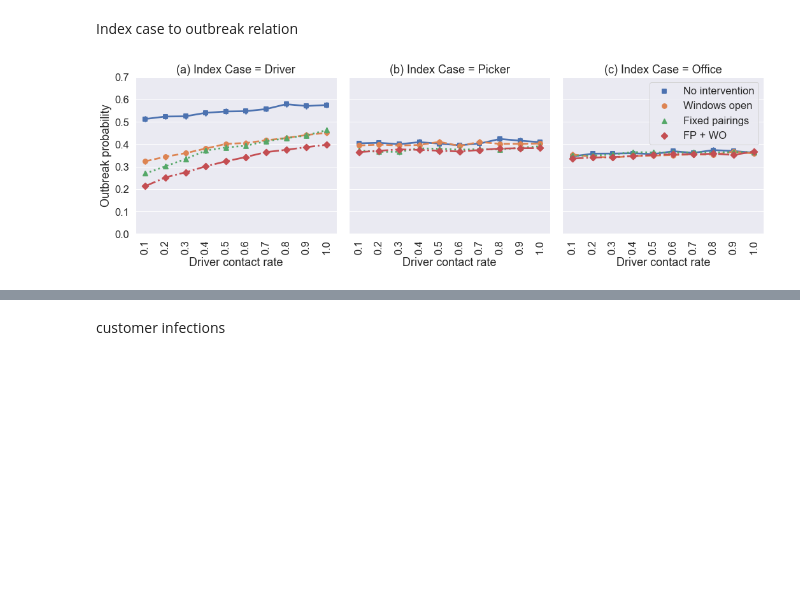
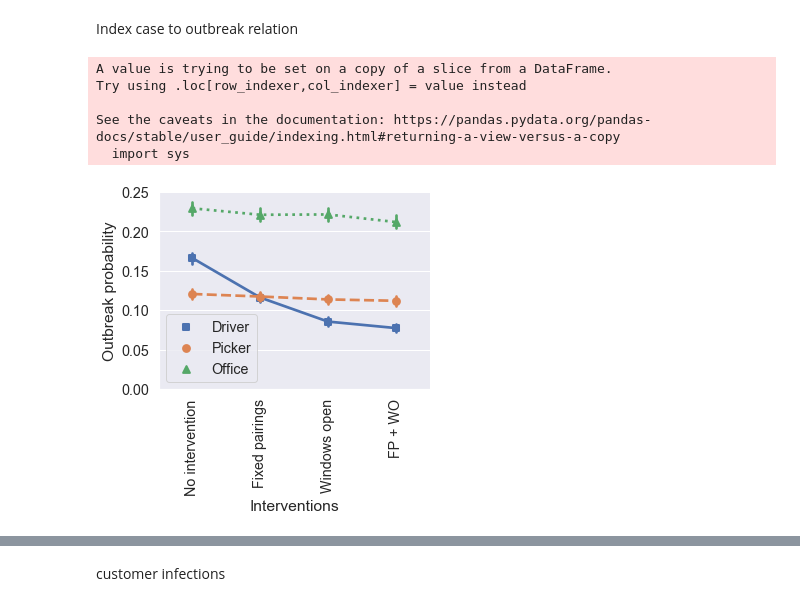
Before and after one commit to CarlWhitfield/Workplace_delivery_transmission, a Jupyter notebook: Network_workplace_model/Latest_results/plot_pairs_param_sweep.ipynb, the cells around one changed output, grey strips where cells are left out. Drawn from its saved outputs; the diff is of its cells as text; code cells hidden in the pictures; blank space fills up the shorter version.

```diff
--- a/Network_workplace_model/Latest_results/plot_pairs_param_sweep.ipynb
+++ b/Network_workplace_model/Latest_results/plot_pairs_param_sweep.ipynb
@@ -31 +32,12 @@ Index(['Group', 'NStaff', 'Iteration', 'FracRecovered', 'FomiteInfectionFrac',
       dtype='object')
+# %%
+job = ['Driver','Picker','Office']
+dfall = dfpairs[dfpairs["Group"]=='All']
+dfall['outbreak'] = (dfall['NRecovered'] > 4)
+dfall['Ninfected'] = (dfall.loc[:,'FracRecovered']*dfall.loc[:,'NStaff'] - 1)
+dfall['InfJob'] = np.ones(len(dfall),dtype=np.object)
+for i in np.arange(3):
+    dfall.loc[dfall['InfInit']==i+1,'InfJob'] = job[i]
+dfNDT = dfall[(dfall['NLteams'] == 2) & (dfall['NOteams'] == 1)]
+dfNLT = dfall[(dfall['NDteams'] == 3) & (dfall['NOteams'] == 1)]
+dfNOT = dfall[(dfall['NDteams'] == 3) & (dfall['NLteams'] == 2)]
@@ -182,21 +233,46 @@ See the caveats in the documentation: https://pandas.pydata.org/pandas-docs/stab
 
 
 Index case to outbreak relation
+# %%
+sns.set_color_codes()
+
+
+
+jobno = np.array(dfreduced['InfInit'].to_numpy()-1,dtype=int)
+jobs = np.array(job)
+dfreduced['Jobinit'] = jobs[jobno]
+sp = sns.catplot(x='Scenario',y='outbreak', hue='Jobinit',data=dfreduced, kind='point',
+                 order=['No intervention','Fixed pairings','Windows open','FP + WO'],
+                 markers=["s","o","^","D"], linestyles=["-", "--",":","-."],
+                 legend=False)
+sp.set(ylim=(0,0.25),xlabel='Interventions')
+axes = sp.axes.flatten()
+axes[0].set_ylabel('Outbreak probability')
+lab = ['a','b','c']
+sp.set_xticklabels(rotation=90)
+axes[0].legend(loc='lower left')
+plt.tight_layout()
+sp.savefig('Outbreak_prob_pairs.png')
+# %% [output]
+A value is trying to be set on a copy of a slice from a DataFrame.
+Try using .loc[row_indexer,col_indexer] = value instead
+
+See the caveats in the documentation: https://pandas.pydata.org/pandas-docs/stable/user_guide/indexing.html#returning-a-view-versus-a-copy
+  import sys
+[figure, added]
 # %%
-sns.set_color_codes()
-sp = sns.catplot(x='tD',y='outbreak', hue='Scenario',col='InfInit',data=dfreduced,kind='point',
-                 hue_order=['No intervention','Windows open','Fixed pairings','FP + WO'],
-                 markers=["s","o","^","D"], linestyles=["-", "--",":","-."], legend=False)
-sp.set(ylim=(0,0.7),xlabel='Driver contact rate')
-axes = sp.axes.flatten()
-axes[0].set_ylabel('Outbreak probability')
-lab = ['a','b','c']
-for i in range(3):
-    axes[i].set_title('(%s) Index Case = %s'%(lab[i],job[i]))
-sp.set_xticklabels(rotation=90)
-plt.legend(loc='upper right')
-plt.tight_layout()
-sp.savefig('Outbreak_prob_pairs.png')
+# sns.set_color_codes()
+# sp = sns.catplot(x='NDteams',y='outbreak', hue='Scenario',col='InfInit',data=dfall,kind='point',
+#                  hue_order=['No intervention','Windows open','Fixed pairings','FP + WO'],\
+#                  markers=["s","o","^","D"], linestyles=["-", "--",":","-."],legend=False)
+# sp.set(ylim=(0,0.4),xlabel='Driver contact rate')
+# axes = sp.axes.flatten()
+# axes[0].set_ylabel('No. of secondary cases')
+# lab = ['a','b','c']
+# for i in range(3):
+#     axes[i].set_title('(%s) Index Case = %s'%(lab[i],job[i]))
+# sp.set_xticklabels(rotation=90)
+# plt.legend(loc='upper right')
+# plt.tight_layout()
+# sp.savefig('Outbreak_prob_pairs_NDT.png')
-# %% [output]
-[figure, removed]
 # %%
```
Also changed, not shown: parts of 17 cells of this notebook, 8 other files.
